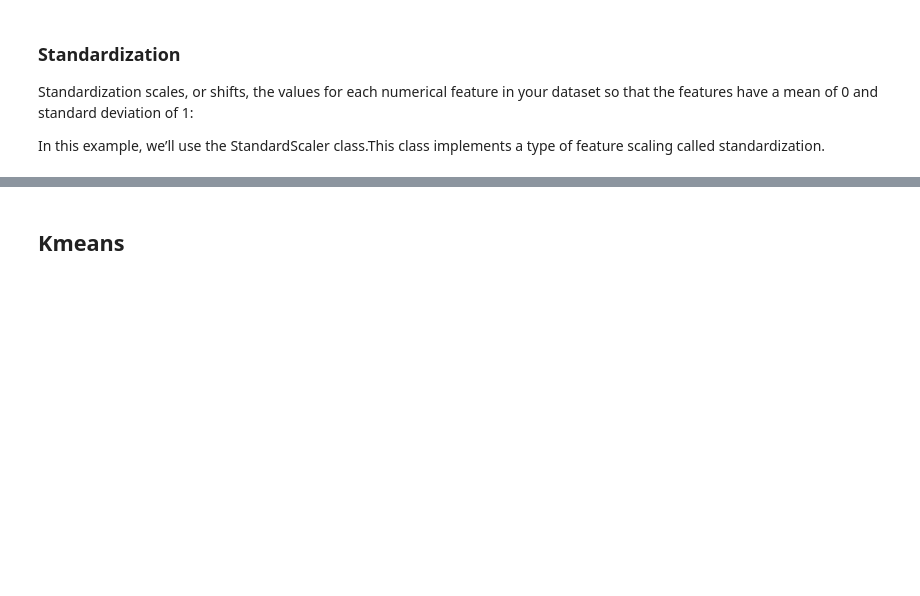
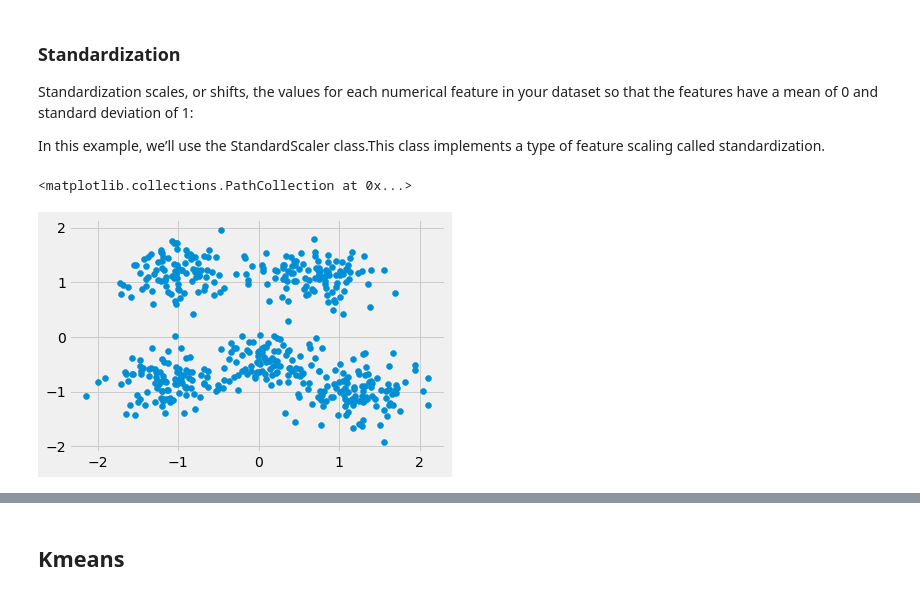
Before and after one commit to Mhtag/tutorials, a Jupyter notebook: machine_learning/kmeansclustering/Untitled.ipynb, the cells around one changed output, grey strips where cells are left out. Drawn from its saved outputs; the diff is of its cells as text; code cells hidden in the pictures; blank space fills up the shorter version.

```diff
--- a/machine_learning/kmeansclustering/Untitled.ipynb
+++ b/machine_learning/kmeansclustering/Untitled.ipynb
@@ -74,6 +88,11 @@ In this example, we’ll use the StandardScaler class.This class implements a ty
 # %%
 scaler = StandardScaler()
 scaled_features = scaler.fit_transform(features)
+# %%
+plt.scatter(scaled_features[:,0], scaled_features[:,1])
+# %% [output]
+<matplotlib.collections.PathCollection at 0x...>
+[figure, added]
 # %%
 scaled_features
 # %% [output]
```
Also changed, not shown: parts of 39 cells of this notebook.
